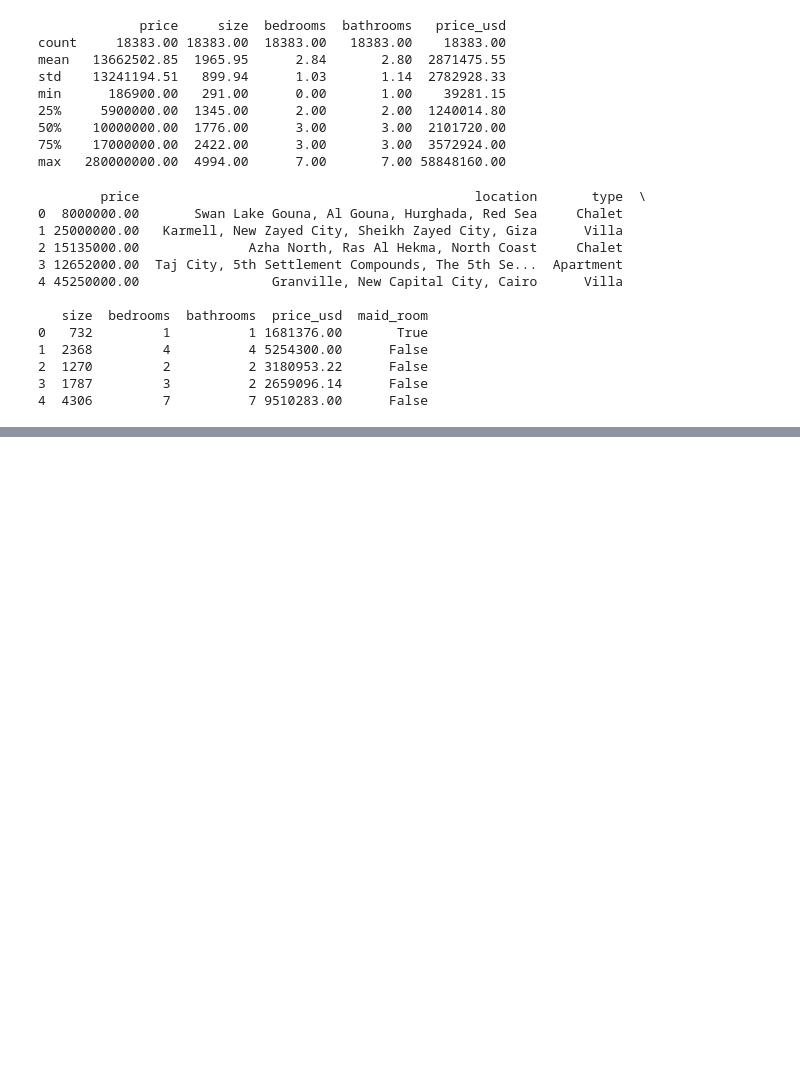
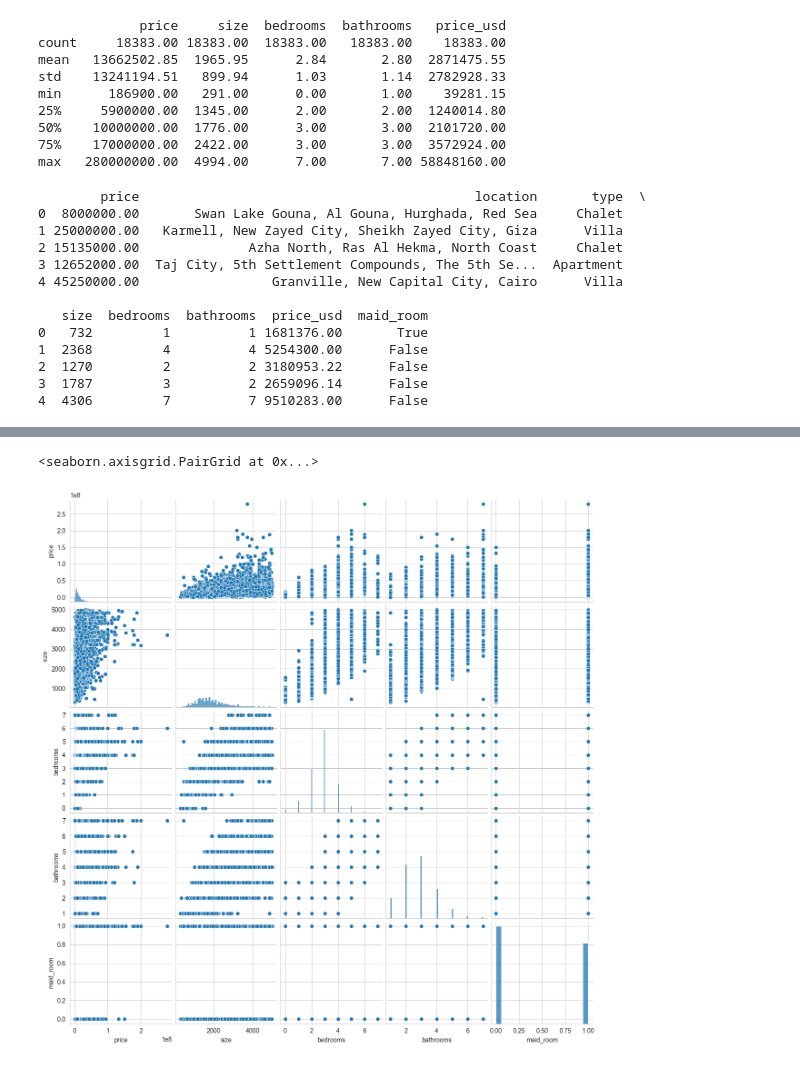
Before and after one commit to bryanchen24/Egyptian-Real-Estate-Pricing-Prediction, a Jupyter notebook: egyptian_realestate_analysis-checkpoint.ipynb, the cells around one changed output, grey strips where cells are left out. Drawn from its saved outputs; the diff is of its cells as text; code cells hidden in the pictures; blank space fills up the shorter version.

Commit message:
created a pairplot with all the features

```diff
--- a/egyptian_realestate_analysis-checkpoint.ipynb
+++ b/egyptian_realestate_analysis-checkpoint.ipynb
@@ -494,3 +494,10 @@ plt.show()
 # %%
 # density plot of location
 # sns.kdeplot(x=df_model['size'], shade=True, color='Green')
+# %%
+# Pair plot
+pairplot_features = ['price', 'size', 'bedrooms', 'bathrooms', 'maid_room']
+sns.pairplot(df_model[pairplot_features])
+# %% [output]
+<seaborn.axisgrid.PairGrid at 0x...>
+[figure, added]
```
Also changed, not shown: parts of 8 cells of this notebook.
